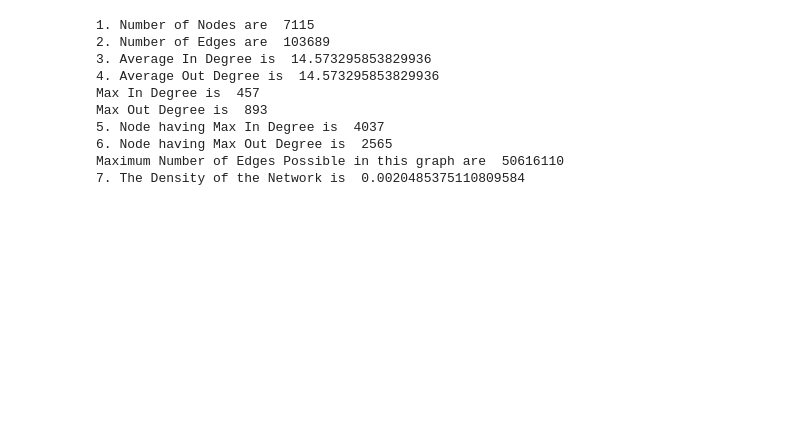
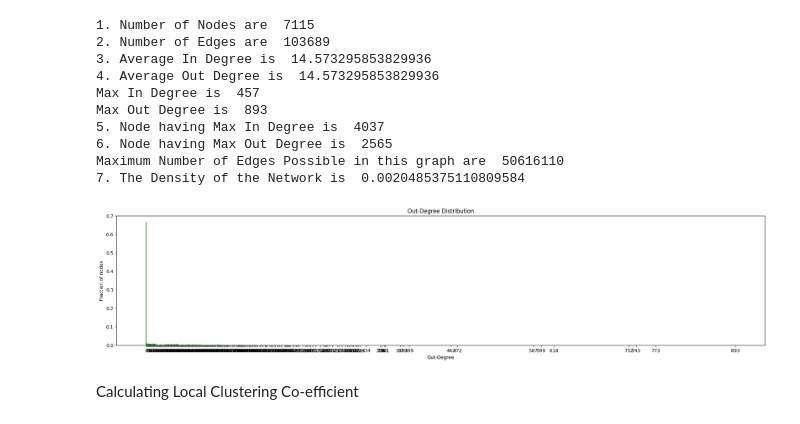
Before and after one commit to shivam20124/CSE508_Winter2023_A3_104, a Jupyter notebook: Q1.ipynb, the cells around one changed output. Saved outputs shown, nothing was run; the diff lists cells and outputs as text; code cells hidden in the pictures; blank space fills up the shorter version.

Commit message:
Adding the final output for Q1 and plots

```diff
--- a/Q1.ipynb
+++ b/Q1.ipynb
@@ -184,3 +153,56 @@ Max Out Degree is  893
 6. Node having Max Out Degree is  2565
 Maximum Number of Edges Possible in this graph are  50616110
 7. The Density of the Network is  0.0020485375110809584
+# %%
+#Plotting the in-degree and out-degree distribution
+
+import numpy as np
+import matplotlib.pyplot as plt
+
+#For In-Degree
+row_sum = adjacency_df.sum(axis = 'columns')
+in_deg_dict = {}
+
+for i in row_sum:
+    if i not in in_deg_dict:
+        in_deg_dict[i] = 1/len(row_sum)
+    else:
+        in_deg_dict[i] = in_deg_dict[i] + 1/len(row_sum)
+
+in_deg_list = list(in_deg_dict.keys())
+in_deg_node_fraction = list(in_deg_dict.values())
+fig = plt.figure(figsize = (25, 5))
+plt.bar(in_deg_list, in_deg_node_fraction, color='blue')
+plt.ylim(0, 0.7)
+plt.xlabel("In-Degree")
+plt.ylabel("Fraction of nodes")
+plt.title("In-Degree Distribution")
+plt.xticks(in_deg_list)
+plt.show()
+
+
+
+# For Out-Degree
+col_sum = adjacency_df.sum()
+out_deg_dict = {}
+
+for i in col_sum:
+    if i not in in_deg_dict:
+        out_deg_dict[i] = 1/len(col_sum)
+    else:
+        out_deg_dict[i] = in_deg_dict[i] + 1/len(col_sum)
+
+out_deg_list = list(out_deg_dict.keys())
+out_deg_node_fraction = list(out_deg_dict.values())
+fig = plt.figure(figsize = (25, 5))
+plt.bar(out_deg_list, out_deg_node_fraction, color='green')
+plt.ylim(0, 0.7)
+plt.xlabel("Out-Degree")
+plt.ylabel("Fraction of nodes")
+plt.title("Out-Degree Distribution")
+plt.xticks(out_deg_list)
+plt.show()
+# %% [output]
+[figure, added]
+# %% [markdown]
+Calculating Local Clustering Co-efficient
```
Also changed, not shown: parts of 12 cells of this notebook, 8 other files.
